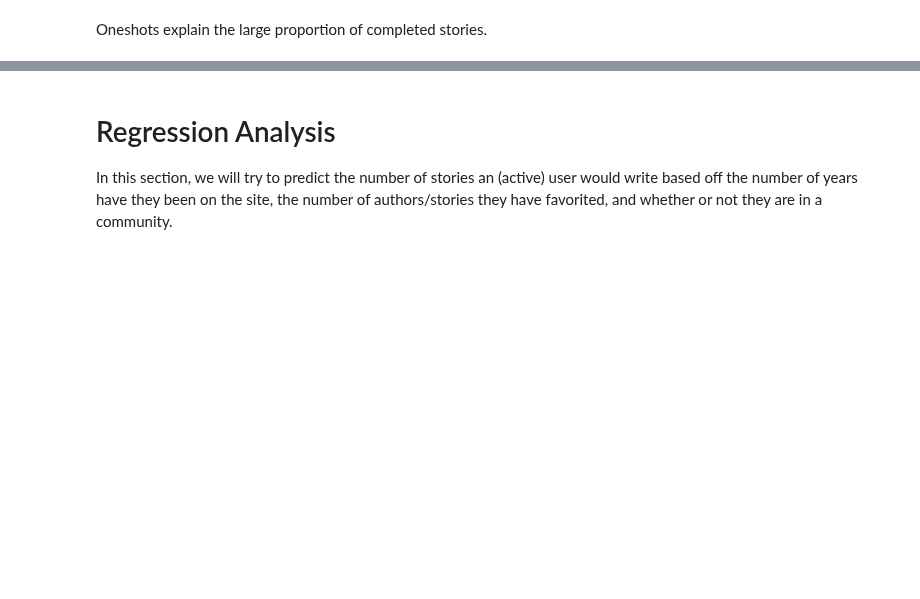
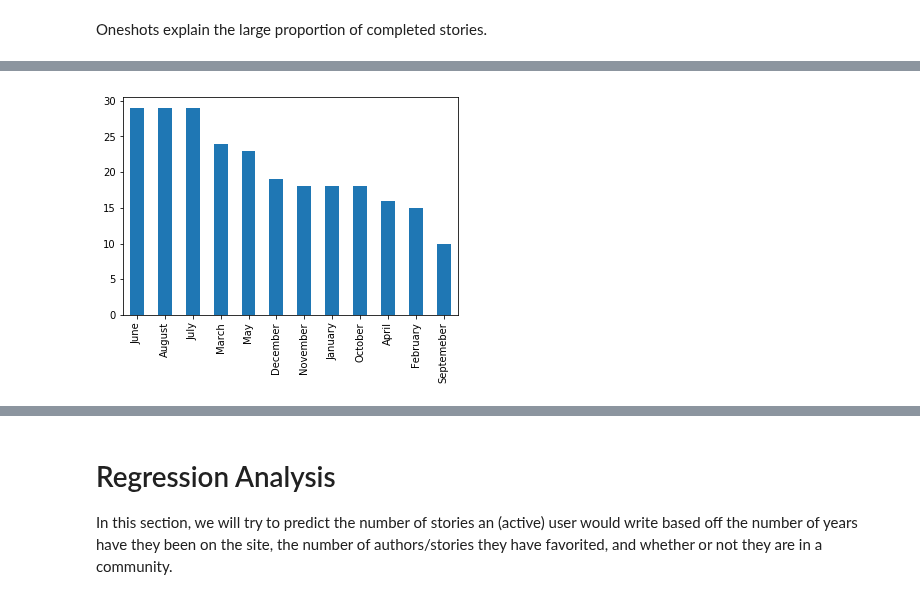
Before and after one commit to lily-tian/fanfictionstatistics, a Jupyter notebook: story_analysis.ipynb, the cells around one changed output, grey strips where cells are left out. Drawn from its saved outputs; the diff is of its cells as text; code cells hidden in the pictures; blank space fills up the shorter version.

```diff
--- a/story_analysis.ipynb
+++ b/story_analysis.ipynb
@@ -150,0 +164,10 @@ Oneshots explain the large proportion of completed stories.
+# %%
+# examines when stories first created
+upd_month = [months[int(row[0])] for row in df_online['updated'] if row != 'NA']
+upd_month = pd.Series(upd_month).value_counts()
+upd_month.plot.bar()
+plt.xticks(rotation=90)
+
+plt.show()
+# %% [output]
+[figure, added]
```
Also changed, not shown: parts of 21 cells of this notebook, 1 other file.
